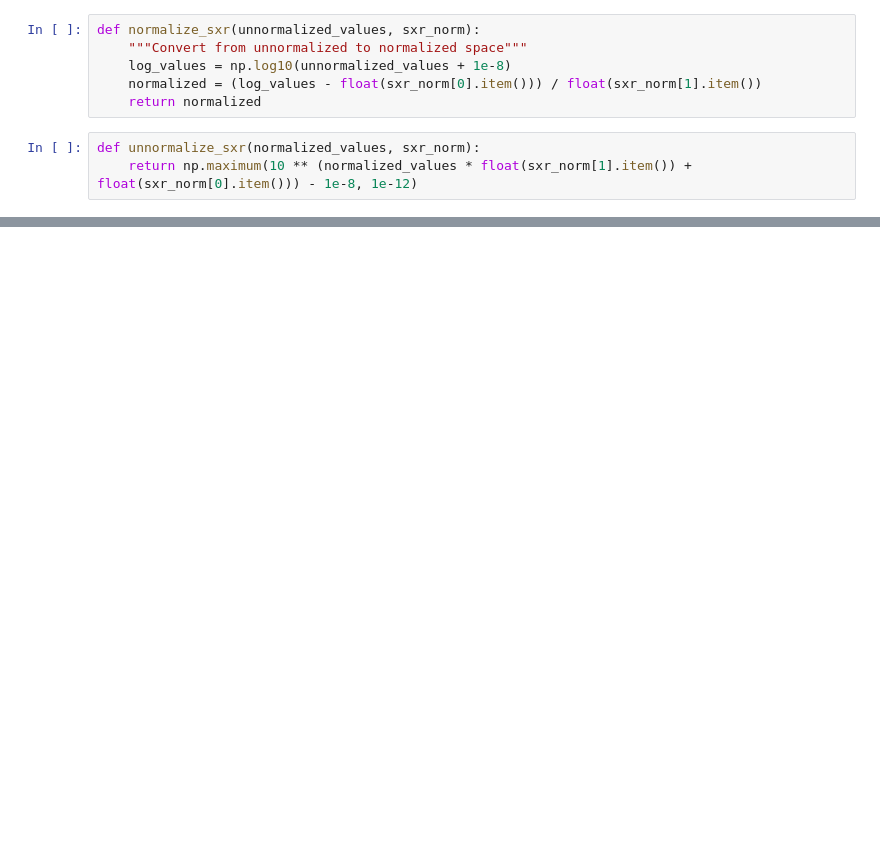
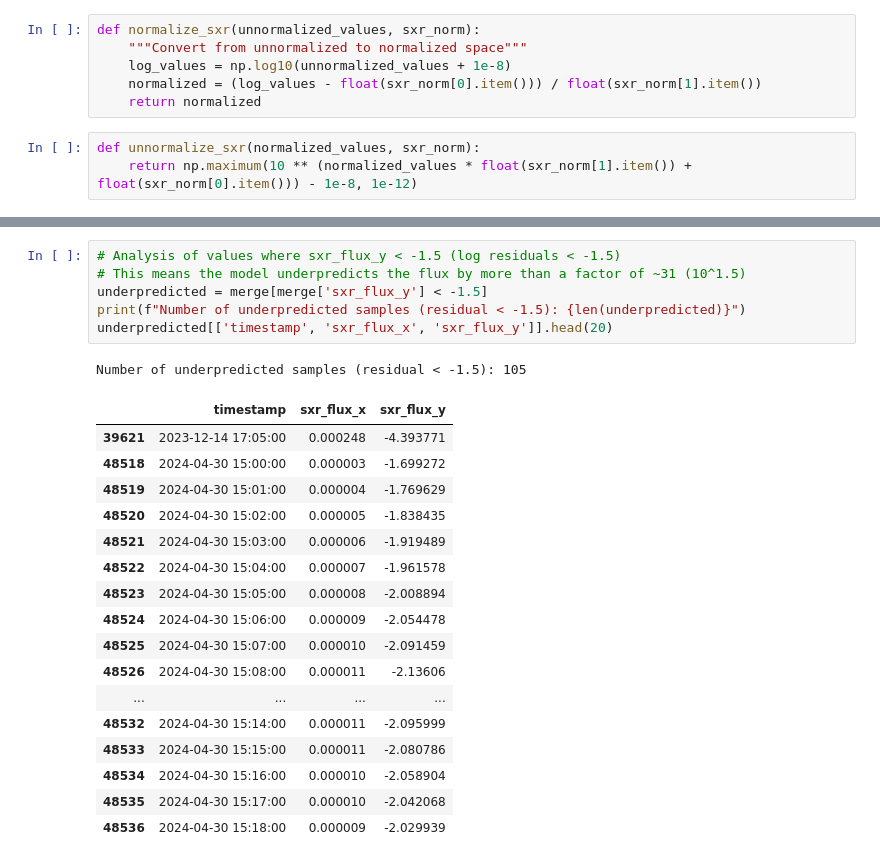
Before and after one commit to griffin-goodwin/FOXES, a Jupyter notebook: notebook_tests/Additional_Results_Analysis.ipynb, the cells around one changed output, grey strips where cells are left out. Drawn from its saved outputs; the diff is of its cells as text; blank space fills up the shorter version.

```diff
--- a/notebook_tests/Additional_Results_Analysis.ipynb
+++ b/notebook_tests/Additional_Results_Analysis.ipynb
@@ -683,0 +587,25 @@ Generating test set plot...
+# %%
+# Analysis of values where sxr_flux_y < -1.5 (log residuals < -1.5)
+# This means the model underpredicts the flux by more than a factor of ~31 (10^1.5)
+underpredicted = merge[merge['sxr_flux_y'] < -1.5]
+print(f"Number of underpredicted samples (residual < -1.5): {len(underpredicted)}")
+underpredicted[['timestamp', 'sxr_flux_x', 'sxr_flux_y']].head(20)
+# %% [output]
+Number of underpredicted samples (residual < -1.5): 105
+|  | timestamp | sxr_flux_x | sxr_flux_y |
+| 39621 | 2023-12-14 17:05:00 | 0.000248 | -4.393771 |
+| 48518 | 2024-04-30 15:00:00 | 0.000003 | -1.699272 |
+| 48519 | 2024-04-30 15:01:00 | 0.000004 | -1.769629 |
+| 48520 | 2024-04-30 15:02:00 | 0.000005 | -1.838435 |
+| 48521 | 2024-04-30 15:03:00 | 0.000006 | -1.919489 |
+| 48522 | 2024-04-30 15:04:00 | 0.000007 | -1.961578 |
+| 48523 | 2024-04-30 15:05:00 | 0.000008 | -2.008894 |
+| 48524 | 2024-04-30 15:06:00 | 0.000009 | -2.054478 |
+| 48525 | 2024-04-30 15:07:00 | 0.000010 | -2.091459 |
+| 48526 | 2024-04-30 15:08:00 | 0.000011 | -2.13606 |
+| ... | ... | ... | ... |
+| 48532 | 2024-04-30 15:14:00 | 0.000011 | -2.095999 |
+| 48533 | 2024-04-30 15:15:00 | 0.000011 | -2.080786 |
+| 48534 | 2024-04-30 15:16:00 | 0.000010 | -2.058904 |
+| 48535 | 2024-04-30 15:17:00 | 0.000010 | -2.042068 |
+| 48536 | 2024-04-30 15:18:00 | 0.000009 | -2.029939 |
```
Also changed, not shown: parts of 24 cells of this notebook, 6 other files.
